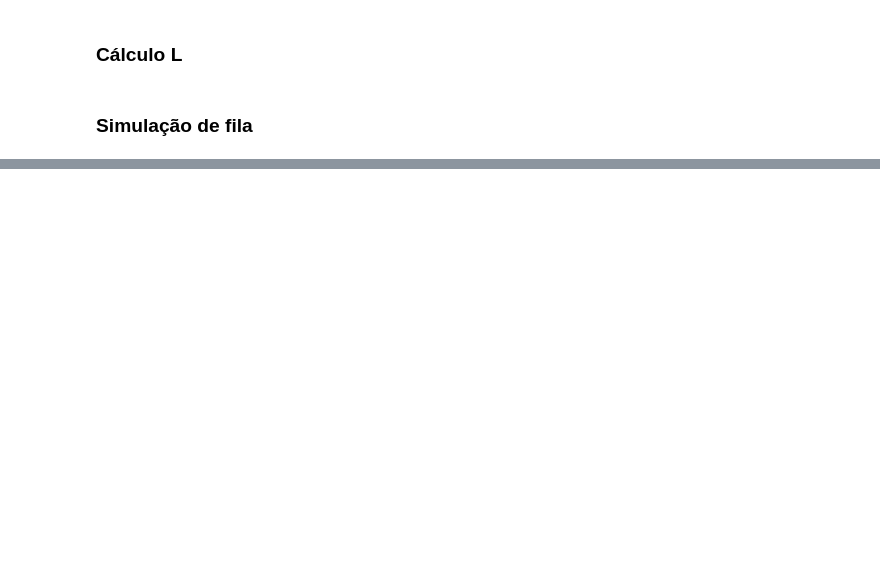
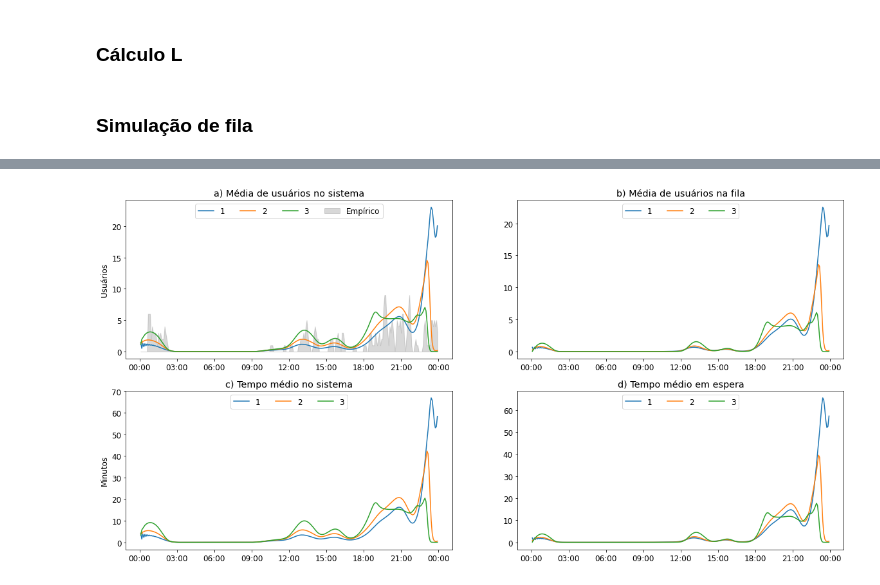
Before and after one commit to fdanielsouza/Teoria_das_Filas_Aplicado_a_Delivery_Online, a Jupyter notebook: Funções.ipynb, the cells around one changed output, grey strips where cells are left out. Cells and saved outputs as stored; diff of their text form; code cells hidden in the pictures; blank space fills up the shorter version.

```diff
--- a/Funções.ipynb
+++ b/Funções.ipynb
@@ -600,0 +473,4 @@ for px in pn:
+# %%
+def somar_probs_w(w):
+    for k, g in it.groupby(sorted(w, key=itemgetter(0, 1)), key=lambda x: (x[0], x[1])):
+        yield k[0], np.array(k[1]), sum([v[2] for v in g])
@@ -600,0 +604,49 @@ for px in pn:
+# %%
+L = 30
+L_c3 = [np.sum(np.sum(m, axis=1) * np.arange(L+1)) for _, m in probs_estab_c3]
+Lq_c3 = [np.sum(np.sum(m[c+1:], axis=1) * (np.arange(c+1, L+1) - c)) for (_, m), c in zip(probs_estab_c3, C3)]
+Wq_c3 = Lq_c3 / _theta
+Ws_c3 = L_c3 / _theta
+# %%
+n_real = []
+
+for t in T_fila:
+    check = t0 + dt.timedelta(seconds=t * 86400)
+    n = len(teste[((teste['Término Entrega'] > check) & (teste['Início Entrega'] <= check)) |
+              ((teste['Término Entrega'] >= check - dt.timedelta(minutes=5)) & (teste['Término Entrega'] < check))])
+    n_real.append(n)
+# %%
+x = [t0 + dt.timedelta(seconds=t * 86400) for t in T_fila[1:]]
+# %%
+fig, axs = plt.subplots(nrows=2, ncols=2, figsize=(20, 10))
+
+fmt = md.DateFormatter('%H:%M')
+
+axs[0, 0].plot(x, L_c1, label='1')
+axs[0, 0].plot(x, L_c2, label='2')
+axs[0, 0].plot(x, L_c3, label='3')
+axs[0, 0].fill_between(x, n_real[1:], color='gray', alpha=.3, label='Empírico')
+axs[0, 0].set_title('a) Média de usuários no sistema')
+axs[0, 0].set_ylabel('Usuários')
+
+axs[0, 1].plot(x, Lq_c1, label='1')
+axs[0, 1].plot(x, Lq_c2, label='2')
+axs[0, 1].plot(x, Lq_c3, label='3')
+axs[0, 1].set_title('b) Média de usuários na fila')
+
+axs[1, 0].plot(x, Ws_c1, label='1')
+axs[1, 0].plot(x, Ws_c2, label='2')
+axs[1, 0].plot(x, Ws_c3, label='3')
+axs[1, 0].set_title('c) Tempo médio no sistema')
+axs[1, 0].set_ylabel('Minutos')
+
+axs[1, 1].plot(x, Wq_c1, label='1')
+axs[1, 1].plot(x, Wq_c2, label='2')
+axs[1, 1].plot(x, Wq_c3, label='3')
+axs[1, 1].set_title('d) Tempo médio em espera')
+
+for ax in axs.ravel():
+    ax.xaxis.set_major_formatter(fmt)
+    ax.legend(loc='upper center', ncol=4)
+# %% [output]
+[figure, added]
```
Also changed, not shown: parts of 83 cells of this notebook.
